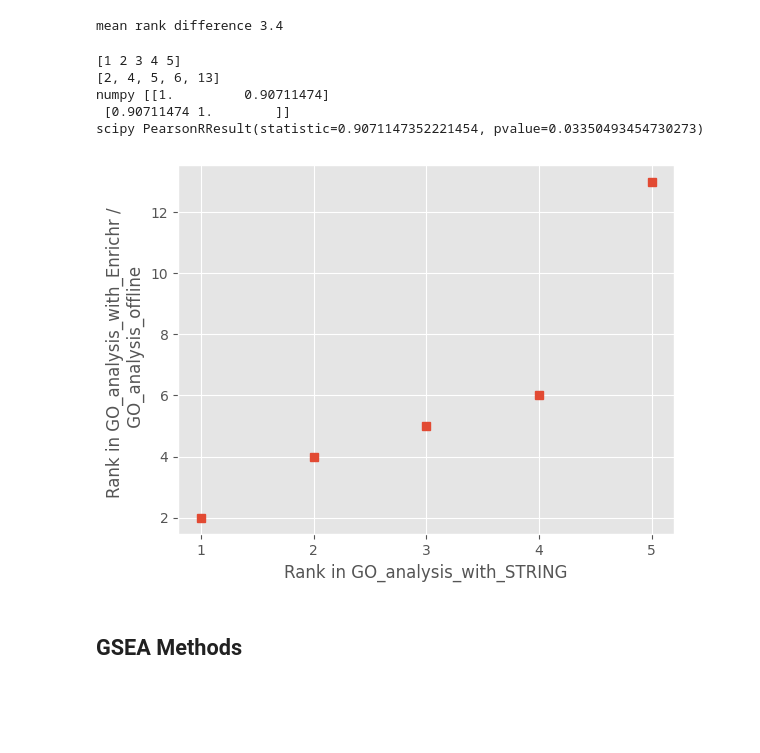
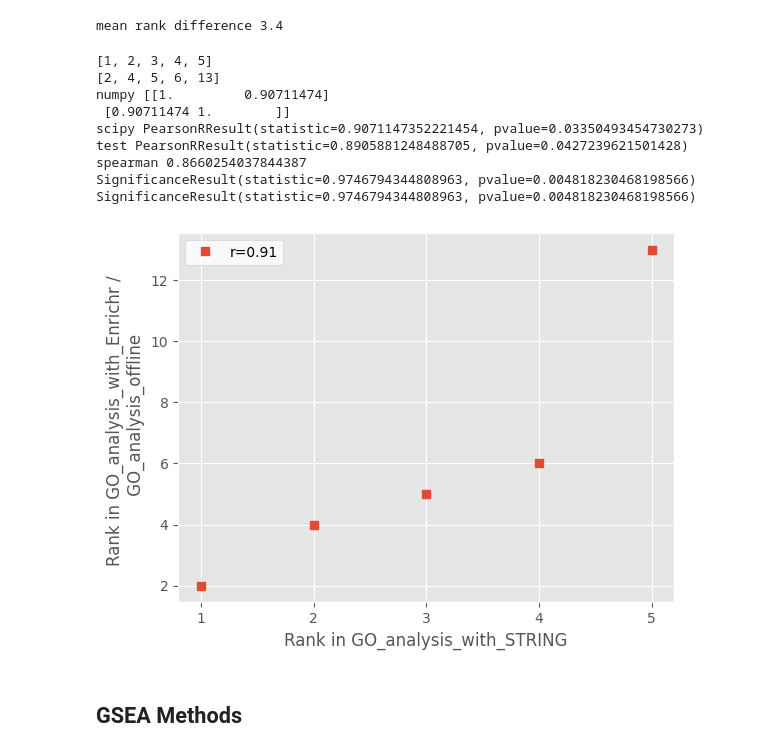
Before and after one commit to cschlaffner/PROTzilla2, a Jupyter notebook: ba/results.ipynb, the cells around one changed output. Drawn from its saved outputs; the diff is of its cells as text; code cells hidden in the pictures; blank space fills up the shorter version.

```diff
--- a/ba/results.ipynb
+++ b/ba/results.ipynb
@@ -179,40 +181,48 @@ print("mean rank difference", mean_rank_difference(string_dict, overlap_dict)[0]
 mean rank difference 3.4
 # %%
 # pearson correlation of ranks
-print(x := np.array(list(string_dict.values())))
+print(x := list(string_dict.values()))
 print(y := overlap_df.index.tolist())
 print("numpy", np.corrcoef(x,y))
 print("scipy", scipy.stats.pearsonr(x, y))
+print("test", scipy.stats.pearsonr(np.array([1,2, 3, 4, 5]), np.array([1, 5, 4, 6, 13])))
 
-# print("spearman", pd.Series(overlap_df.index).corr(pd.Series(string_df.index), method="spearman"))
-# xy = np.array([np.array(list(string_dict.values())),np.array(overlap_df.index)], dtype=object)
-# print(np.array(list(string_dict.values())))
-# print(np.array(overlap_df.index))
-# print(scipy.stats.spearmanr(xy, axis=1))
+# should this be on the values not on the ranks?
+a = np.array(overlap_df["Adjusted P-value"])
+b = np.array(string_df["p_value"])
+print("spearman", overlap_df["Adjusted P-value"].corr(string_df["p_value"], method="spearman"))
+xy = np.array([np.array(overlap_df["Adjusted P-value"]),np.array(string_df["p_value"])], dtype=object)
+print(scipy.stats.spearmanr(a,b, axis=1))
+print(scipy.stats.spearmanr(xy, axis=1))
 # %% [output]
-[1 2 3 4 5]
+[1, 2, 3, 4, 5]
 [2, 4, 5, 6, 13]
 numpy [[1.         0.90711474]
  [0.90711474 1.        ]]
 scipy PearsonRResult(statistic=0.9071147352221454, pvalue=0.03350493454730273)
+test PearsonRResult(statistic=0.8905881248488705, pvalue=0.0427239621501428)
+spearman 0.8660254037844387
+SignificanceResult(statistic=0.9746794344808963, pvalue=0.004818230468198566)
+SignificanceResult(statistic=0.9746794344808963, pvalue=0.004818230468198566)
 # %%
 # plot
 plt.style.use('ggplot')
-# slope, intercept, r, p, stderr = scipy.stats.linregress(x, y)
+slope, intercept, r, p, stderr = scipy.stats.linregress(x, y)
 # line = f'Regression line: y={intercept:.2f}+{slope:.2f}x, r={r:.2f}'
+line = f'r={r:.2f}'
 # print(line)
 
 fig, ax = plt.subplots()
-ax.plot(x, y, linewidth=0, marker='s')
+ax.plot(x, y, linewidth=0, marker='s', label=line)
 # ax.plot(x, intercept + slope * x, label=line)
 ax.set_xlabel('Rank in GO_analysis_with_STRING')
 ax.set_ylabel('Rank in GO_analysis_with_Enrichr / \n GO_analysis_offline')
-# ax.legend(facecolor='white')
+ax.legend(facecolor='white')
 ax.set_xticks(range(int(min(x)), int(max(x)) + 1))
 plt.savefig("pearson_GO.pdf", dpi=300)
 plt.show()
 # %% [output]
-[figure, old version]
+[figure, new version]
 # %% [markdown]
 ## GSEA Methods
 # %%
```
Also changed, not shown: parts of 11 cells of this notebook, 1 other file.
